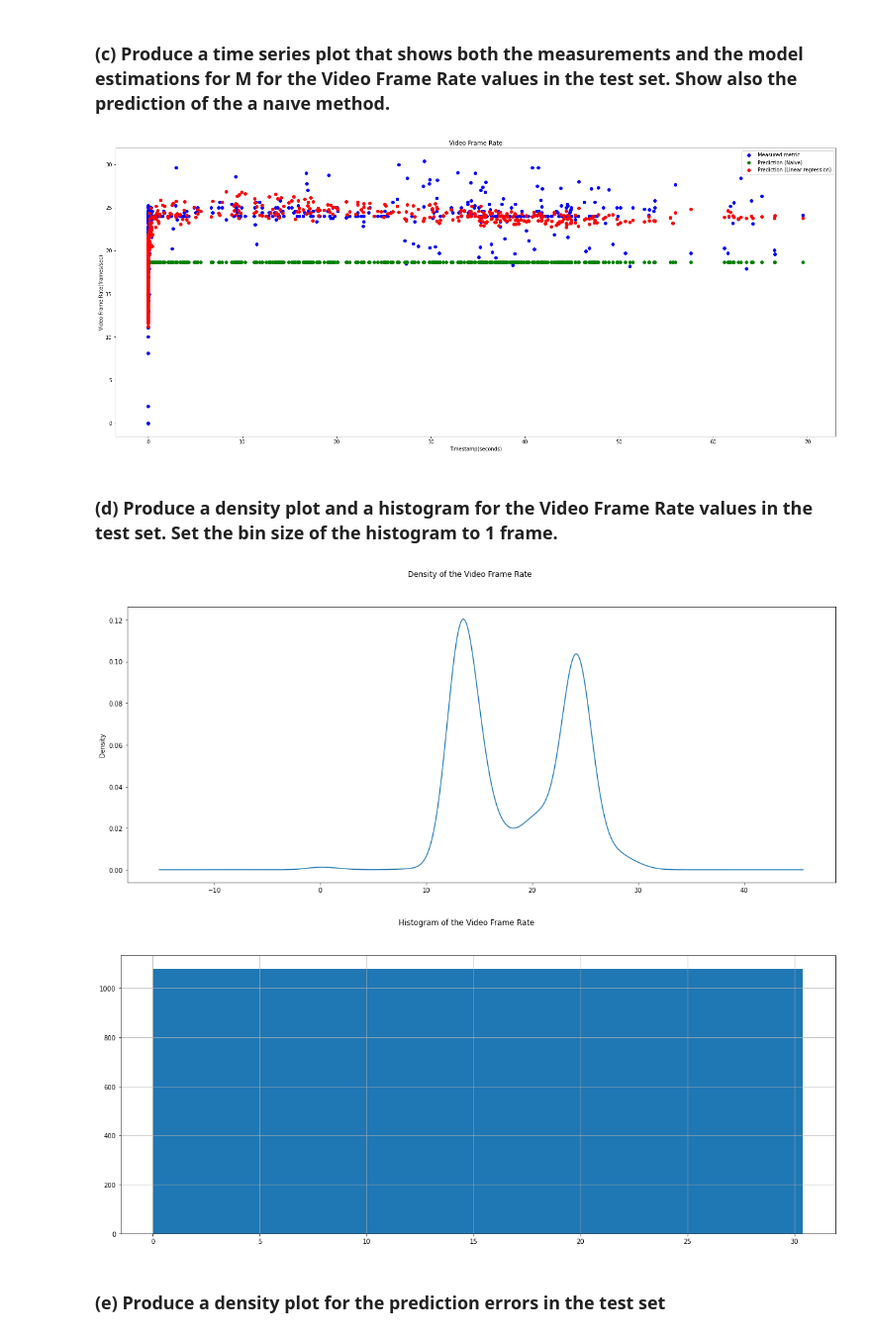
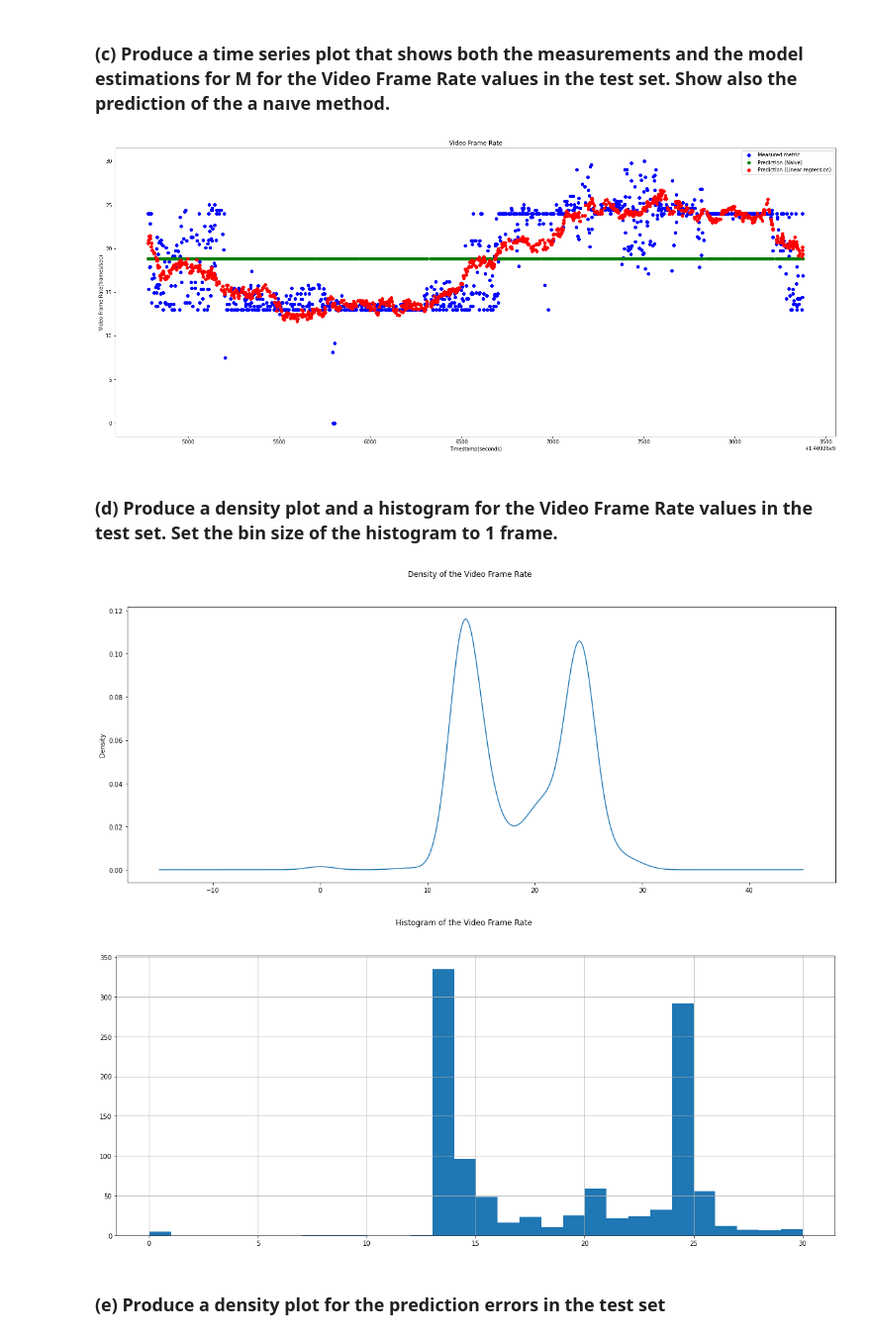
Before and after one commit to HugoGustavo/sla-machine-learning, a Jupyter notebook: Task II - Estimating Service Metrics from Device Statistics.ipynb, the cells around one changed output. Shown at 99% size. Drawn from its saved outputs; the diff is of its cells as text; code cells hidden in the pictures.

```diff
--- a/Task II - Estimating Service Metrics from Device Statistics.ipynb
+++ b/Task II - Estimating Service Metrics from Device Statistics.ipynb
@@ -66,10 +66,10 @@ The estimation error using naive method is 0.26585063742557064
 ### (c) Produce a time series plot that shows both the measurements and the model estimations for M for the Video Frame Rate values in the test set. Show also the prediction of the a naıve method.
 # %%
 timestamp = data_set_test.iloc[:, 0]
-x = data_set_test.iloc[:, :-1] # all lines, all columns except the last
+x = data_set_test.iloc[:, 1:-1] # all lines, all columns except the the first and last
 y = data_set_test.iloc[:, -1] # all lines and only last column
 y_estimation = linear_regressor.predict(x)
-average_observations = data_set_test.iloc[:, -1].mean(axis=0)
+average_observations = data_set_train.iloc[:, -1].mean(axis=0)
 y_naive = [average_observations] * data_set_test.shape[0]
 
 figure=matplotlib.pyplot.figure(figsize=(20, 8))
@@ -83,22 +83,23 @@ ax.set_title('Video Frame Rate')
 ax.legend()
 matplotlib.pyplot.show()
 # %% [output]
-[figure, old version]
+[figure, new version]
 # %% [markdown]
 ### (d) Produce a density plot and a histogram for the Video Frame Rate values in the test set. Set the bin size of the histogram to 1 frame.
 # %%
 data_frame = data_set_test.iloc[:, -1] # all lines and only last column
 
 data_frame.plot.density(figsize=(20, 8))
 pylab.suptitle('Density of the Video Frame Rate')
 matplotlib.pyplot.show()
 
-data_frame.hist(figsize=(20, 8), bins=1)
+bins = math.ceil(data_frame.max() -  data_frame.min())
+data_frame.hist(figsize=(20, 8), bins=bins)
 pylab.suptitle('Histogram of the Video Frame Rate')
 matplotlib.pyplot.show()
 # %% [output]
-[figure, old version]
+[figure, new version]
-[figure, old version]
+[figure, new version]
 # %% [markdown]
 ### (e) Produce a density plot for the prediction errors in the test set
 # %%
```
Also changed, not shown: parts of 22 cells of this notebook, 4 other files.
